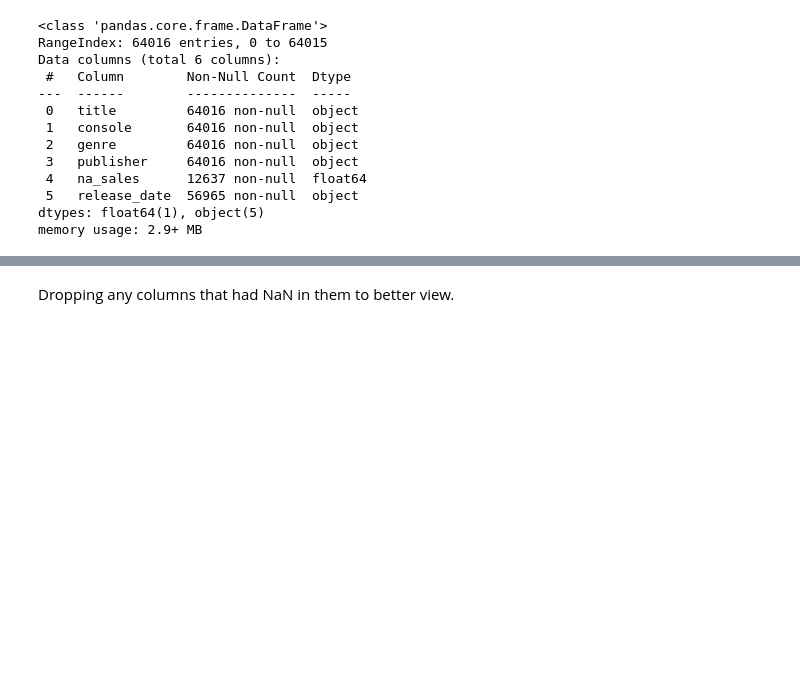
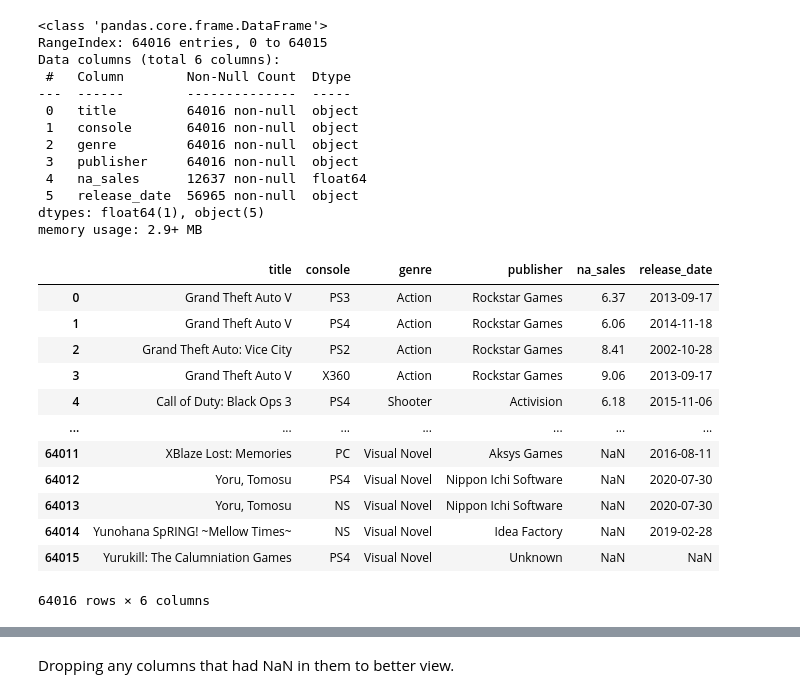
Before and after one commit to Jake-guerrero/Video-Game-Sells, a Jupyter notebook: Video Games.ipynb, the cells around one changed output, grey strips where cells are left out. Saved outputs shown, nothing was run; the diff lists cells and outputs as text; code cells hidden in the pictures; blank space fills up the shorter version.

```diff
--- a/Video Games.ipynb
+++ b/Video Games.ipynb
@@ -125,3 +94,19 @@ Data columns (total 6 columns):
  5   release_date  56965 non-null  object
 dtypes: float64(1), object(5)
 memory usage: 2.9+ MB
+# %%
+games_2024
+# %% [output]
+|  | title | console | genre | publisher | na_sales | release_date |
+| 0 | Grand Theft Auto V | PS3 | Action | Rockstar Games | 6.37 | 2013-09-17 |
+| 1 | Grand Theft Auto V | PS4 | Action | Rockstar Games | 6.06 | 2014-11-18 |
+| 2 | Grand Theft Auto: Vice City | PS2 | Action | Rockstar Games | 8.41 | 2002-10-28 |
+| 3 | Grand Theft Auto V | X360 | Action | Rockstar Games | 9.06 | 2013-09-17 |
+| 4 | Call of Duty: Black Ops 3 | PS4 | Shooter | Activision | 6.18 | 2015-11-06 |
+| ... | ... | ... | ... | ... | ... | ... |
+| 64011 | XBlaze Lost: Memories | PC | Visual Novel | Aksys Games | NaN | 2016-08-11 |
+| 64012 | Yoru, Tomosu | PS4 | Visual Novel | Nippon Ichi Software | NaN | 2020-07-30 |
+| 64013 | Yoru, Tomosu | NS | Visual Novel | Nippon Ichi Software | NaN | 2020-07-30 |
+| 64014 | Yunohana SpRING! ~Mellow Times~ | NS | Visual Novel | Idea Factory | NaN | 2019-02-28 |
+| 64015 | Yurukill: The Calumniation Games | PS4 | Visual Novel | Unknown | NaN | NaN |
+64016 rows × 6 columns
```
Also changed, not shown: parts of 20 cells of this notebook, 2 other files.
